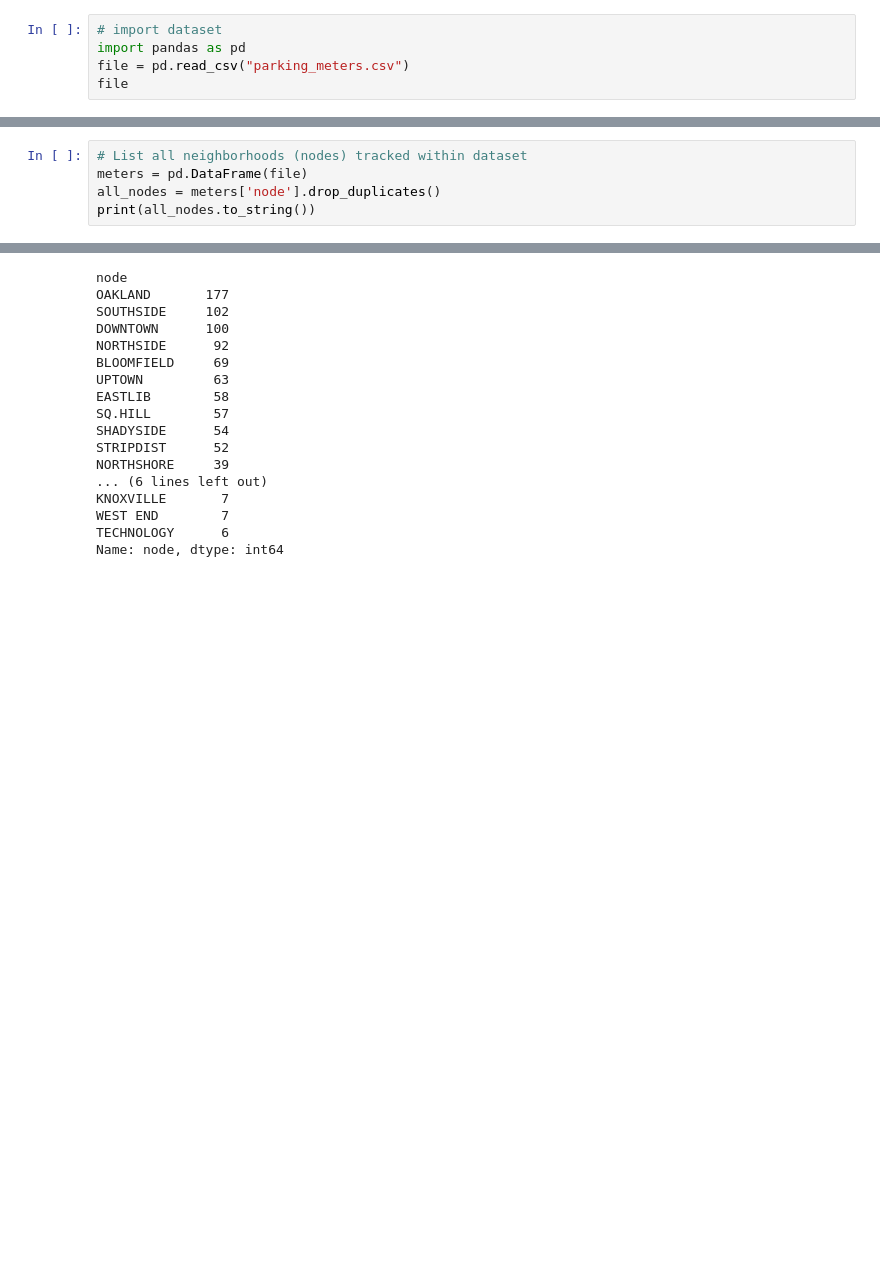
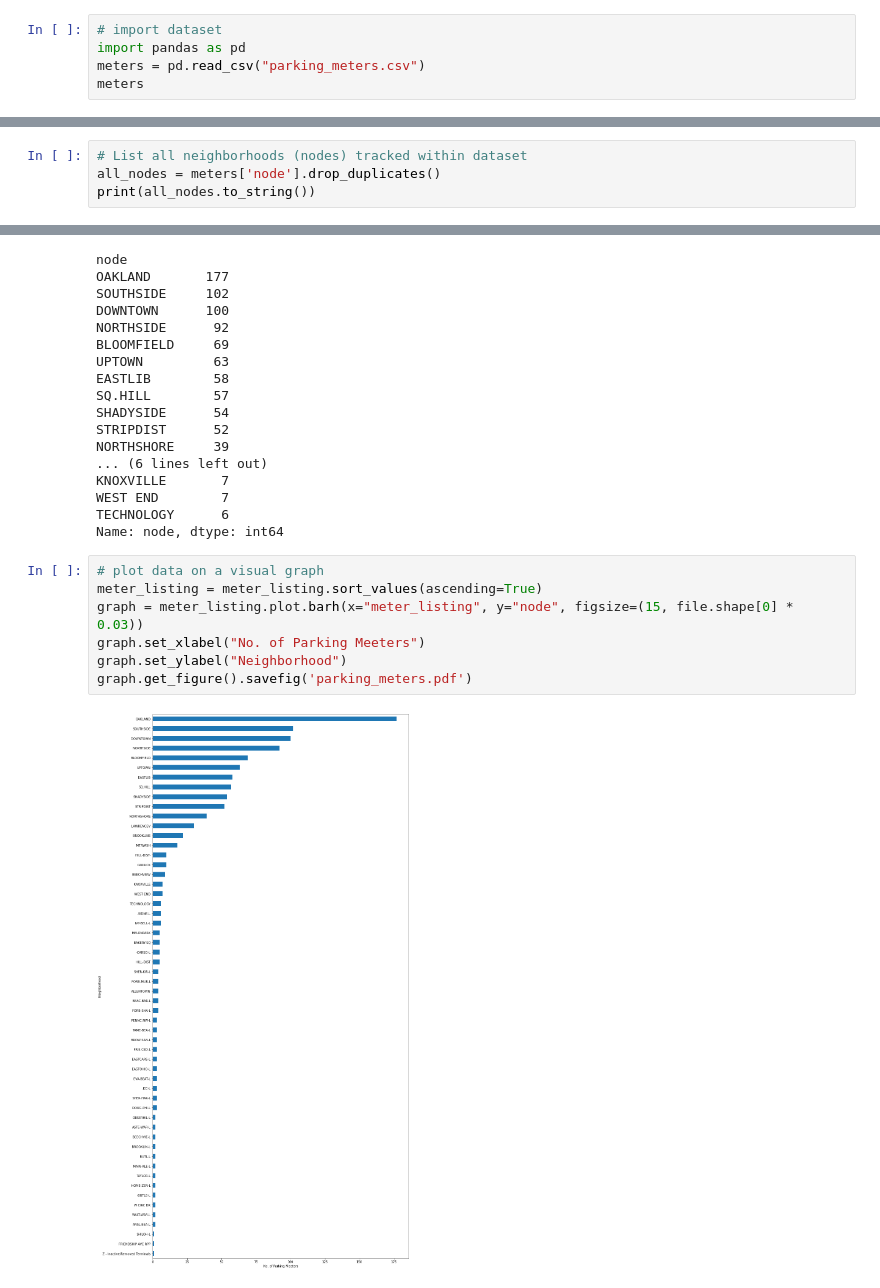
Before and after one commit to fluxcapacitor88mph/CMPINF0010_FinalProjectGroup32, a Jupyter notebook: ParkingMeters.ipynb, the cells around one changed output, grey strips where cells are left out. Drawn from its saved outputs; the diff is of its cells as text; blank space fills up the shorter version.

Commit message:
add parking meter graph

```diff
--- a/ParkingMeters.ipynb
+++ b/ParkingMeters.ipynb
@@ -13,8 +13,8 @@ The number of parking meters in a neighborhood is a metric used to determine the
 # %%
 # import dataset
 import pandas as pd
-file = pd.read_csv("parking_meters.csv")
-file
+meters = pd.read_csv("parking_meters.csv")
+meters
 # %% [output]
 |  | _id | x | y | objectid | terminal_id | node | location | lot | rate | maxhours | ... |
 | 0 | 2113 | -79.922827 | 40.462490 | 225 | 301520-SHARVD0001 | SHER-HAR-L | SHERIDAN HARVARD LOT | Lot | $1 Per Hour | 4 Hours | ... |
@@ -31,7 +31,6 @@ file
 1091 rows × 25 columns
 # %%
 # List all neighborhoods (nodes) tracked within dataset
-meters = pd.DataFrame(file)
 all_nodes = meters['node'].drop_duplicates()
 print(all_nodes.to_string())
 # %% [output]
@@ -130,3 +129,12 @@ KNOXVILLE       7
 WEST END        7
 TECHNOLOGY      6
 Name: node, dtype: int64
+# %%
+# plot data on a visual graph
+meter_listing = meter_listing.sort_values(ascending=True)
+graph = meter_listing.plot.barh(x="meter_listing", y="node", figsize=(15, file.shape[0] * 0.03))
+graph.set_xlabel("No. of Parking Meeters")
+graph.set_ylabel("Neighborhood")
+graph.get_figure().savefig('parking_meters.pdf')
+# %% [output]
+[figure, added]
```
Also changed, not shown: parts of 1 cell of this notebook, 1 other file.
